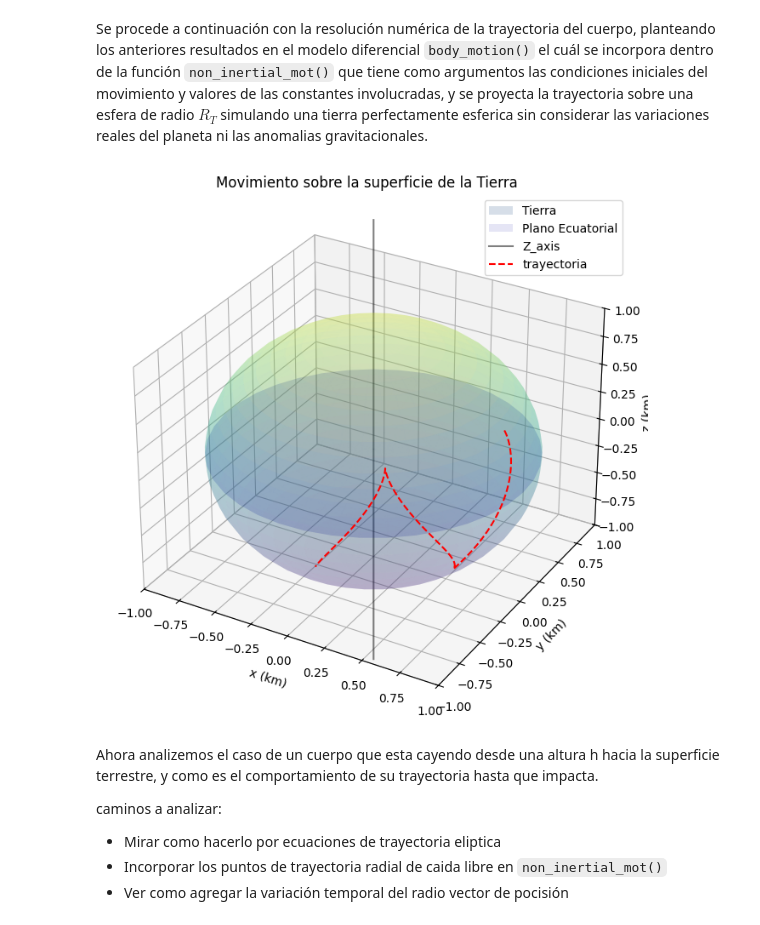
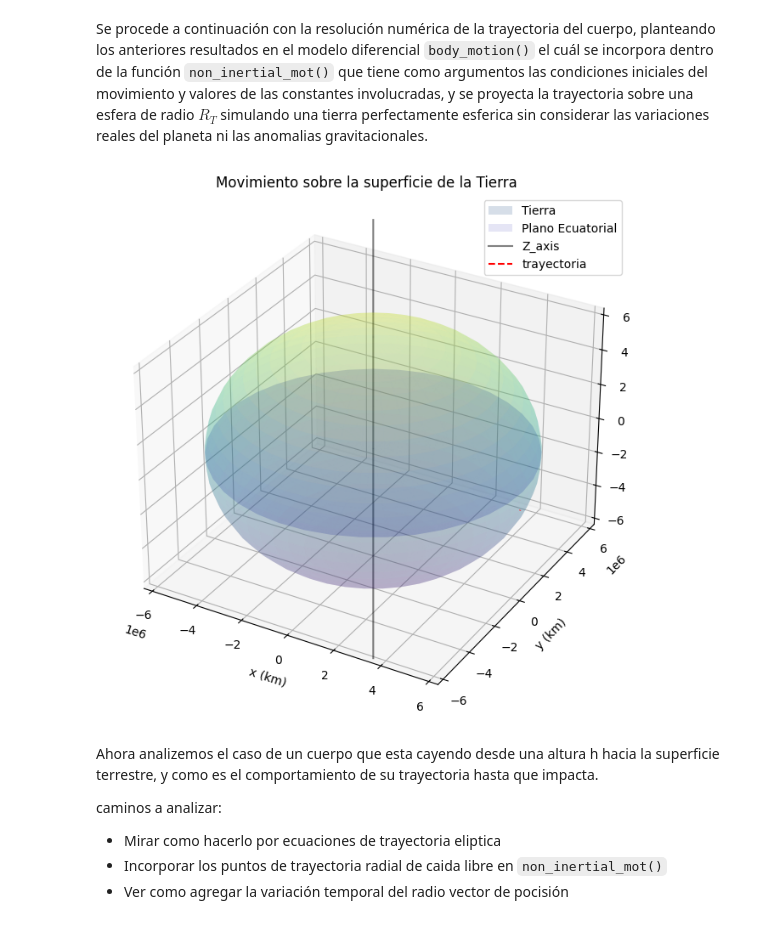
Before and after one commit to jerolg/FISICA_TEORICA_2, a Jupyter notebook: T2_Cuerpo_Rígido/Tarea02.ipynb, the cells around one changed output. Drawn from its saved outputs; the diff is of its cells as text; code cells hidden in the pictures.

```diff
--- a/T2_Cuerpo_Rígido/Tarea02.ipynb
+++ b/T2_Cuerpo_Rígido/Tarea02.ipynb
@@ -271,9 +271,9 @@ def non_inertial_mot(init_params, t_samples, t_final, RT = 6378137.0, omegaT = 7
 
     #Coordenadas Cartesianas del Movimiento
 
-    XT = R * np.sin(theta_s) * np.cos(phi_s)
-    YT = R * np.sin(theta_s) * np.sin(phi_s)
-    ZT = R * np.cos(theta_s)
+    XT = RT * np.sin(theta_s) * np.cos(phi_s)
+    YT = RT * np.sin(theta_s) * np.sin(phi_s)
+    ZT = RT * np.cos(theta_s)
 
     coordenadas = {
         "t"         : t,
@@ -315,11 +315,10 @@ def non_inertial_mot(init_params, t_samples, t_final, RT = 6378137.0, omegaT = 7
 
     if coords: return coordenadas
 # %%
-init_params = [np.pi/3, 0, 0, 0]
-
-a = non_inertial_mot(init_params, 1000, 10, RT=1, omegaT=1, coords=True)
+init_params = [np.pi/1.8, 0, 0, 0]
+a = non_inertial_mot(init_params, 5000, 3600, coords=True)
 # %% [output]
-[figure, old version]
+[figure, new version]
 # %% [markdown]
 Ahora analizemos el caso de un cuerpo que esta cayendo desde una altura h hacia la superficie terrestre, y como es el comportamiento de su trayectoria hasta que impacta.
 
```
Also changed, not shown: parts of 4 cells of this notebook.
